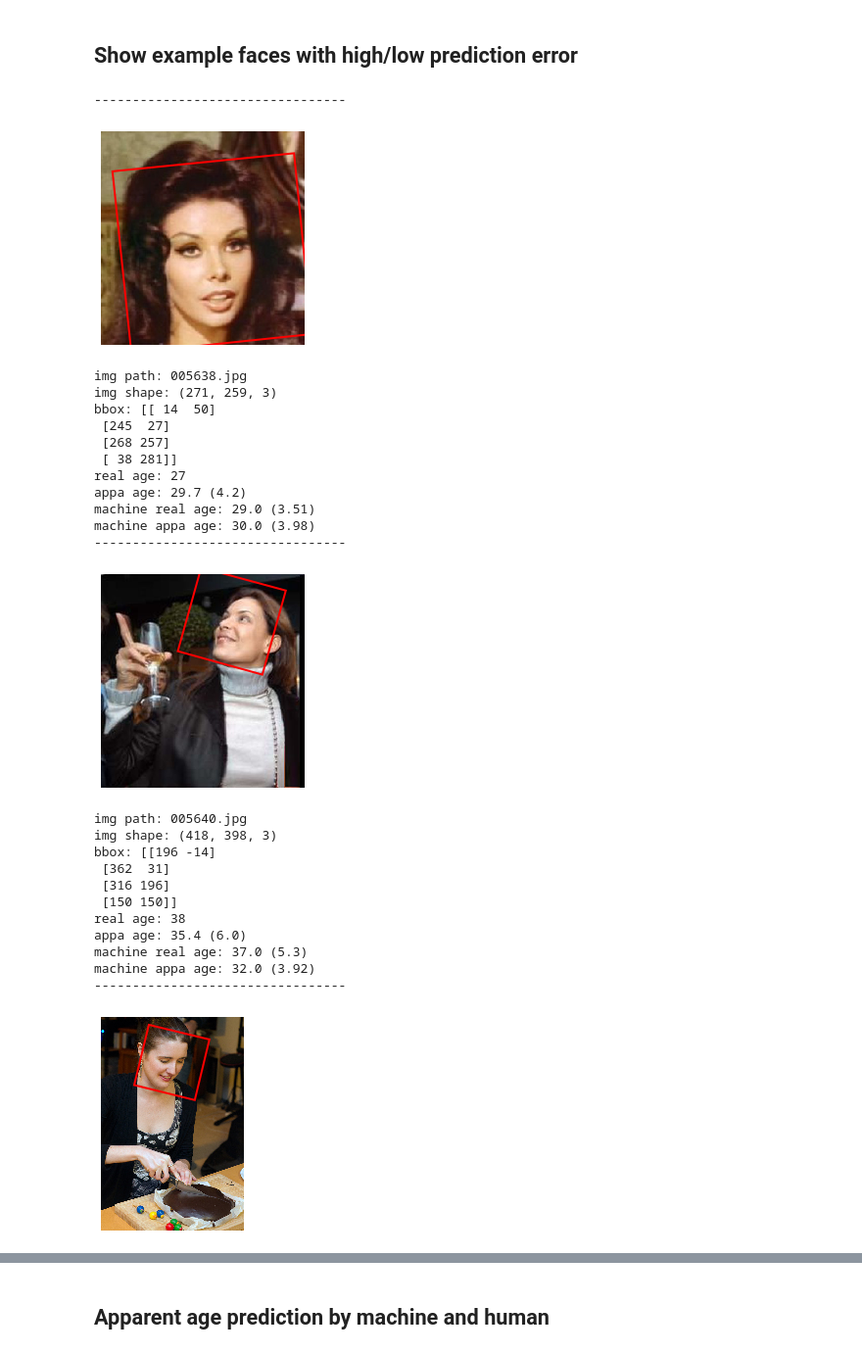
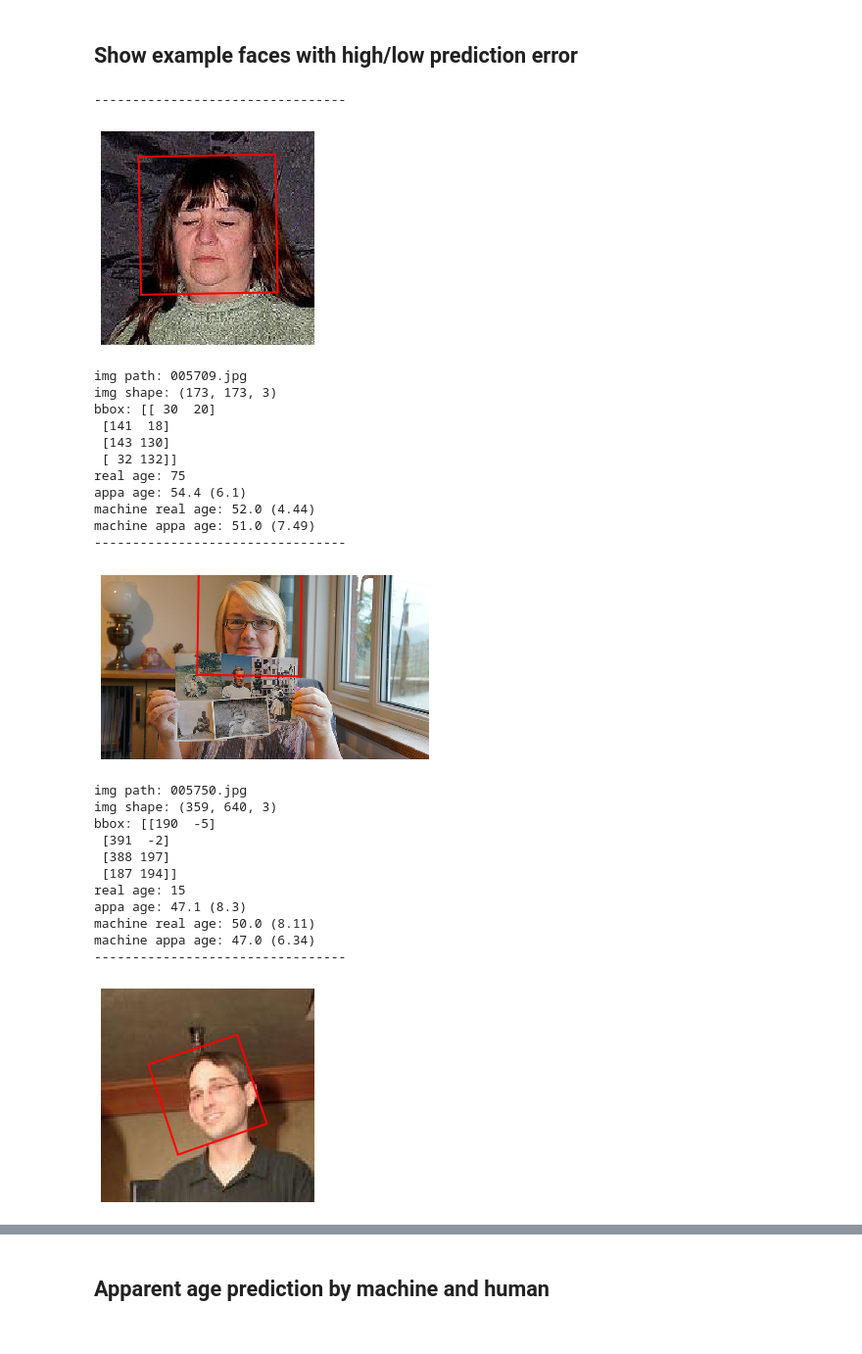
Before and after one commit to xfrancv/appa-real, a Jupyter notebook: appareal.ipynb, the cells around one changed output, grey strips where cells are left out. Shown at 98% size. Saved outputs shown, nothing was run; the diff lists cells and outputs as text; code cells hidden in the pictures.

```diff
--- a/appareal.ipynb
+++ b/appareal.ipynb
@@ -321,58 +320,61 @@ import matplotlib.patches as patches
 # large real age prediction error: small apparent age error
 #indices = np.where( (np.abs(real_age_pred_err)>= 20) & (np.abs(crowd_real_age_pred_err) <= 10) )[0]
 
 # large real age prediction error: large apparent age error
-#indices = np.where( (np.abs(real_age_pred_err) >= 20) & (np.abs(crowd_real_age_pred_err) >= 20) )[0]
+indices = np.where( (np.abs(real_age_pred_err) >= 20) & (np.abs(crowd_real_age_pred_err) >= 20) )[0]
 
 # small real age prediction error: large apparent age error
 #indices = np.where( (np.abs(real_age_pred_err)<= 10) & (np.abs(crowd_real_age_pred_err) >= 20) )[0]
-indices = np.where( (np.abs(real_age_pred_err)<= 10) & (np.abs(crowd_real_age_pred_err) <= 10) )[0]
+#indices = np.where( (np.abs(real_age_pred_err)<= 10) & (np.abs(crowd_real_age_pred_err) <= 10) )[0]
+
+#indices = np.where( (real_age < 17) & (np.abs(real_age_pred_err)<= 10) & (np.abs(crowd_real_age_pred_err) <= 10) )[0]
+#indices = np.where( (real_age == 17) )[0]
 
 # small real age prediction error: large signe human age error
 #indices = np.where( (np.abs(real_age_pred_err)<= 10) & (np.abs(human_real_age_pred_mae) >= 20) )[0]
 
-for i in indices[20:40]:
+for i in indices[0:50]:
     print("---------------------------------")
     im = mpimg.imread( "/home/xfrancv/Data/Faces/APPA-REAL/test/"+img_path[i])
     fig, ax = plt.subplots()
     plt.imshow(im)
     plt.axis('off')
     rectangle = patches.Polygon(bbox[i], closed=True, linewidth=2, edgecolor='r', facecolor='none')
 
     ax.add_patch(rectangle)
     plt.show()
 
     print("img path:", img_path[i])
     print("img shape:", im.shape)
     print("bbox:",bbox[i])
     print("real age:", real_age[i])
     print(f"appa age: {appa_age[i]:.1f} ({appa_age_std[i]:.1f})")
     print(f"machine real age: {real_age_pred[i]} ({real_age_pred_uncertain[i]})")
     print(f"machine appa age: {appa_age_pred[i]} ({appa_age_pred_uncertain[i]})")
 # %% [output]
 ---------------------------------
-[figure, old version]
+[figure, new version]
-img path: 005638.jpg
-img shape: (271, 259, 3)
-bbox: [[ 14  50]
- [245  27]
- [268 257]
- [ 38 281]]
-real age: 27
-appa age: 29.7 (4.2)
-machine real age: 29.0 (3.51)
-machine appa age: 30.0 (3.98)
+img path: 005709.jpg
+img shape: (173, 173, 3)
+bbox: [[ 30  20]
+ [141  18]
+ [143 130]
+ [ 32 132]]
+real age: 75
+appa age: 54.4 (6.1)
+machine real age: 52.0 (4.44)
+machine appa age: 51.0 (7.49)
 ---------------------------------
-[figure, old version]
+[figure, new version]
-img path: 005640.jpg
-img shape: (418, 398, 3)
-bbox: [[196 -14]
- [362  31]
- [316 196]
- [150 150]]
-real age: 38
-appa age: 35.4 (6.0)
-machine real age: 37.0 (5.3)
-machine appa age: 32.0 (3.92)
+img path: 005750.jpg
+img shape: (359, 640, 3)
+bbox: [[190  -5]
+ [391  -2]
+ [388 197]
+ [187 194]]
+real age: 15
+appa age: 47.1 (8.3)
+machine real age: 50.0 (8.11)
+machine appa age: 47.0 (6.34)
 ---------------------------------
-[figure, old version]
+[figure, new version]
```
Also changed, not shown: parts of 5 cells of this notebook.
